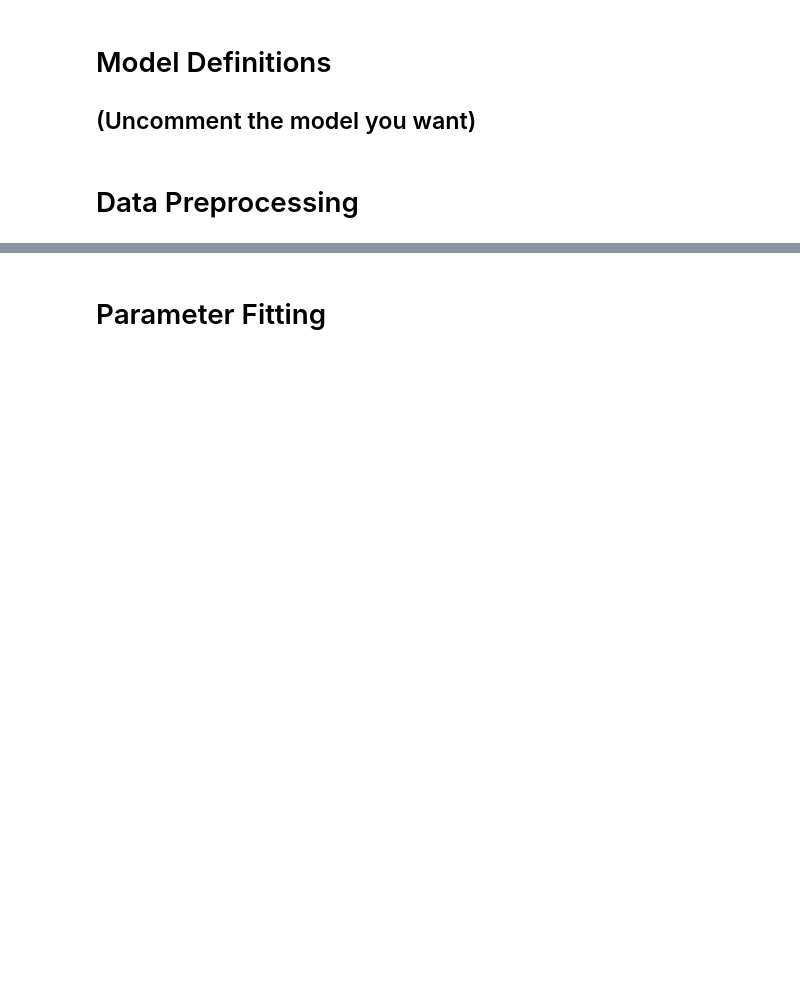
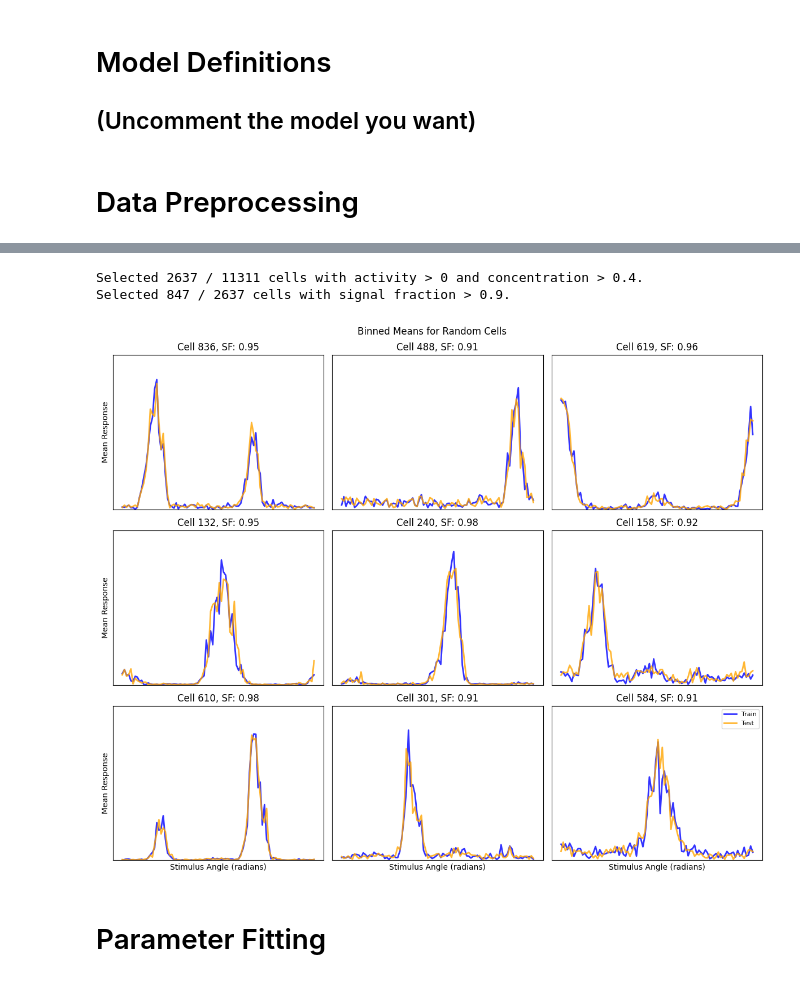
Before and after one commit to reillytilbury/EDGAR, a Jupyter notebook: figures/1A_tuning_curves.ipynb, the cells around one changed output, grey strips where cells are left out. Cells and saved outputs as stored; diff of their text form; code cells hidden in the pictures; blank space fills up the shorter version.

```diff
--- a/figures/1A_tuning_curves.ipynb
+++ b/figures/1A_tuning_curves.ipynb
@@ -379,2 +379,72 @@ Selected 2679 cells with activity > 0.4 and concentration > 0.5.
+# %%
+data_dict = {'stringer_1': {'read_dir': '/home/reilly/Downloads/8279387/gratings_drifting_GT1_2019_04_12_1.npy',
+                          'save_dir': '/home/reilly/Desktop/ai_scientist_paper/cvpca_data/stringer1/'},
+            'stringer_2': {'read_dir': '/home/reilly/Downloads/8279387/gratings_drifting_GT2_2019_04_05_1.npy',
+                          'save_dir': '/home/reilly/Desktop/ai_scientist_paper/cvpca_data/stringer2/'},
+            'stringer_3': {'read_dir': '/home/reilly/Downloads/8279387/gratings_drifting_GT3_2019_04_05_1.npy',
+                          'save_dir': '/home/reilly/Desktop/ai_scientist_paper/cvpca_data/stringer3/'},
+            'jacob_bz16': {'read_dir': [['/home/reilly/Desktop/jacob data/bz16/BZ016_2025-06-24_1_dspikes.npy'],
+                                        ['/home/reilly/Desktop/jacob data/bz16/2025-06-24_1_BZ016_Block.mat']],
+                           'save_dir': '/home/reilly/Desktop/ai_scientist_paper/cvpca_data/jacob_bz16/'},
+            'jacob_bz15': {'read_dir': [['/home/reilly/Desktop/jacob data/bz15/data2.npy',
+                                        '/home/reilly/Desktop/jacob data/bz15/data3.npy',
+                                        '/home/reilly/Desktop/jacob data/bz15/data5.npy'],
+                                        ['/home/reilly/Desktop/jacob data/bz15/meta2.mat',
+                                        '/home/reilly/Desktop/jacob data/bz15/meta3.mat',
+                                        '/home/reilly/Desktop/jacob data/bz15/meta5.mat']],
+                           'save_dir': '/home/reilly/Desktop/ai_scientist_paper/cvpca_data/jacob_bz15/'},
+            'ali': {'read_dir': ['/home/reilly/Desktop/ali data/stim_sequence.npy','/home/reilly/Desktop/ali data/stim_resps.npy'],
+                    'save_dir': '/home/reilly/Desktop/ai_scientist_paper/cvpca_data/ali/'}}
+dataset_name = 'stringer_3'
+response, angles = utils.load_data(data_dir = data_dict[dataset_name]['read_dir'],
+                                   data_type=dataset_name.split('_')[0],
+                                   conc_thresh=0.4,
+                                   activity_thresh=0,
+                                   signal_fraction_thresh=0.9,
+                                   n_bins=256, min_repeats=6,
+                                   shuffle=True)
+
+signal_fractions = utils.unbiased_signal_fraction(response)[0]
+# %% [output]
+Selected 2637 / 11311 cells with activity > 0 and concentration > 0.4.
+Selected 847 / 2637 cells with signal fraction > 0.9.
+# %%
+# choose 9 random cells to plot fits for
+n_cells = response.shape[1]
+random_cells = np.random.choice(n_cells, size=9, replace=False)
+n_bins = 90  # Number of bins for binned means
+bin_edges = np.linspace(0, 2 * np.pi, n_bins + 1)
+bin_centers = (bin_edges[:-1] + bin_edges[1:]) / 2
+
+plt.figure(figsize=(12, 10))
+for i, cell_no in enumerate(random_cells):
+    plt.subplot(3, 3, i + 1)
+
+    # Calculate binned means for train and test data
+    train_means = np.array([response[::2, cell_no][:, (angles >= bin_edges[j]) & (angles < bin_edges[j + 1])].mean()
+                            for j in range(n_bins)])
+    test_means = np.array([response[1::2, cell_no][:, (angles >= bin_edges[j]) & (angles < bin_edges[j + 1])].mean()
+                           for j in range(n_bins)])
+
+    # Plot binned means
+    plt.plot(bin_centers, train_means, label='Train', alpha=0.8, color='blue', linewidth=2)
+    plt.plot(bin_centers, test_means, label='Test', alpha=0.8, color='orange', linewidth=2)
+
+    row, col = i // 3, i % 3
+    if row == 2:
+        plt.xlabel('Stimulus Angle (radians)')
+    if col == 0:
+        plt.ylabel('Mean Response')
+    plt.title(f'Cell {cell_no}, SF: {signal_fractions[cell_no]:.2f}')
+    plt.ylim(0, np.percentile(response[:, cell_no], 99) * 1.1)
+    plt.xticks([])
+    plt.yticks([])
+
+plt.suptitle('Binned Means for Random Cells')
+plt.legend(loc='upper right', fontsize=8)
+plt.tight_layout()
+plt.show()
+# %% [output]
+[figure, added]
 # %% [markdown]
 # Parameter Fitting
```
Also changed, not shown: parts of 49 cells of this notebook, 8 other files.
